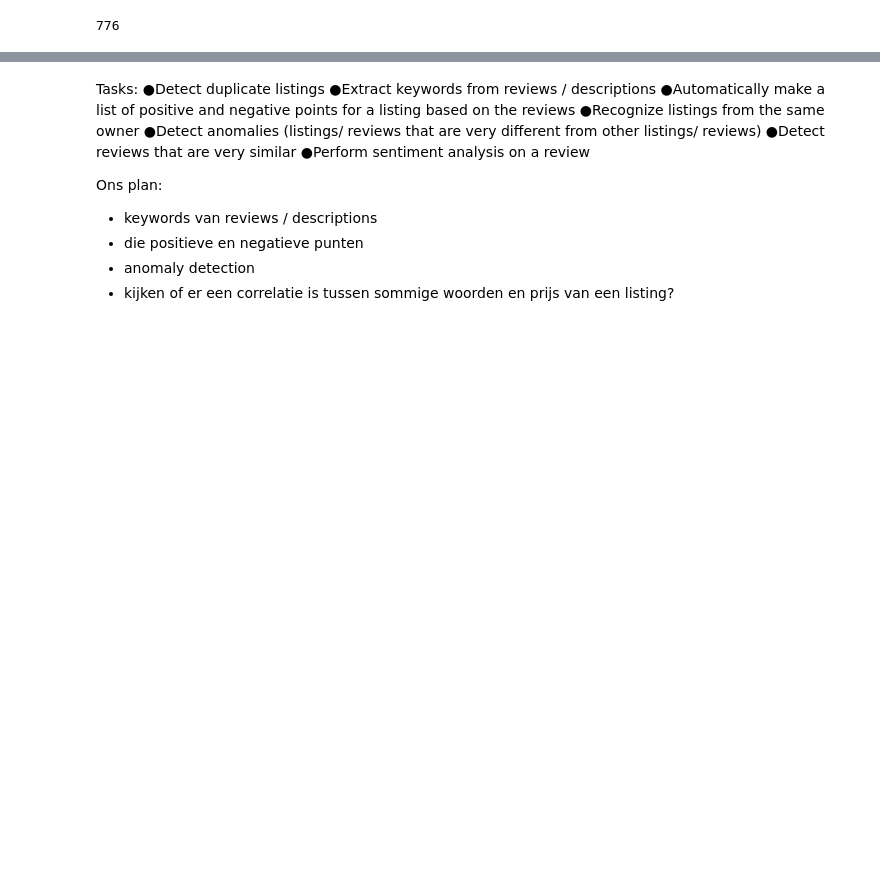
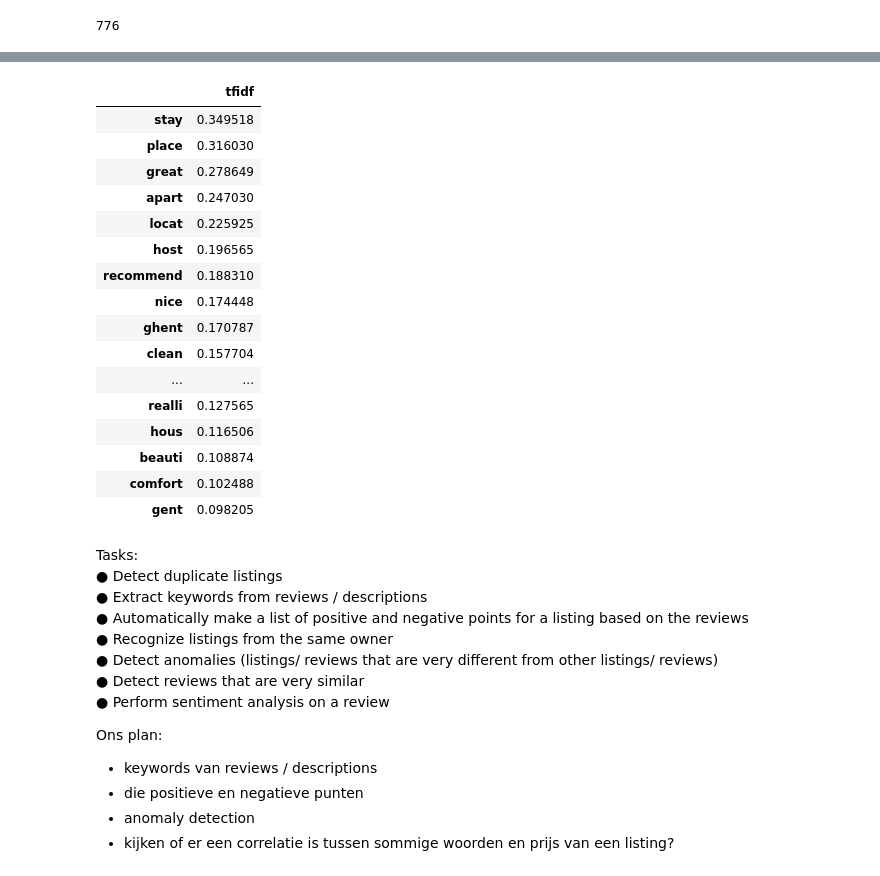
Before and after one commit to tibovdc/ProjectML, a Jupyter notebook: Sprint2.ipynb, the cells around one changed output, grey strips where cells are left out. Drawn from its saved outputs; the diff is of its cells as text; code cells hidden in the pictures; blank space fills up the shorter version.

```diff
--- a/Sprint2.ipynb
+++ b/Sprint2.ipynb
@@ -302,12 +404,33 @@ reviews_fr_good = reviews_fr[reviews_fr['score'] >= q3]
+# %%
+words = count_words(reviews_en_good, language=english, words=(1,1))
+words
+# %% [output]
+|  | tfidf |
+| stay | 0.349518 |
+| place | 0.316030 |
+| great | 0.278649 |
+| apart | 0.247030 |
+| locat | 0.225925 |
+| host | 0.196565 |
+| recommend | 0.188310 |
+| nice | 0.174448 |
+| ghent | 0.170787 |
+| clean | 0.157704 |
+| ... | ... |
+| realli | 0.127565 |
+| hous | 0.116506 |
+| beauti | 0.108874 |
+| comfort | 0.102488 |
+| gent | 0.098205 |
 # %% [markdown]
 Tasks:
-●Detect duplicate listings
-●Extract keywords from reviews / descriptions
-●Automatically make a list of positive and negative points for a listing based on the reviews
-●Recognize listings from the same owner
-●Detect anomalies (listings/ reviews that are very different from other listings/ reviews)
-●Detect reviews that are very similar
-●Perform sentiment analysis on a review
+● Detect duplicate listings
+● Extract keywords from reviews / descriptions
+● Automatically make a list of positive and negative points for a listing based on the reviews
+● Recognize listings from the same owner
+● Detect anomalies (listings/ reviews that are very different from other listings/ reviews)
+● Detect reviews that are very similar
+● Perform sentiment analysis on a review
 
 Ons plan:
 - keywords van reviews / descriptions
```
Also changed, not shown: parts of 9 cells of this notebook.
